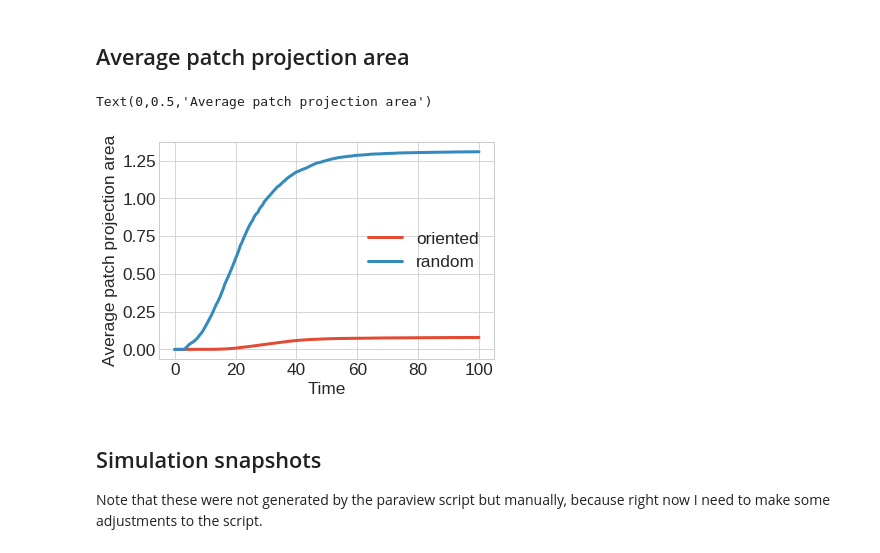
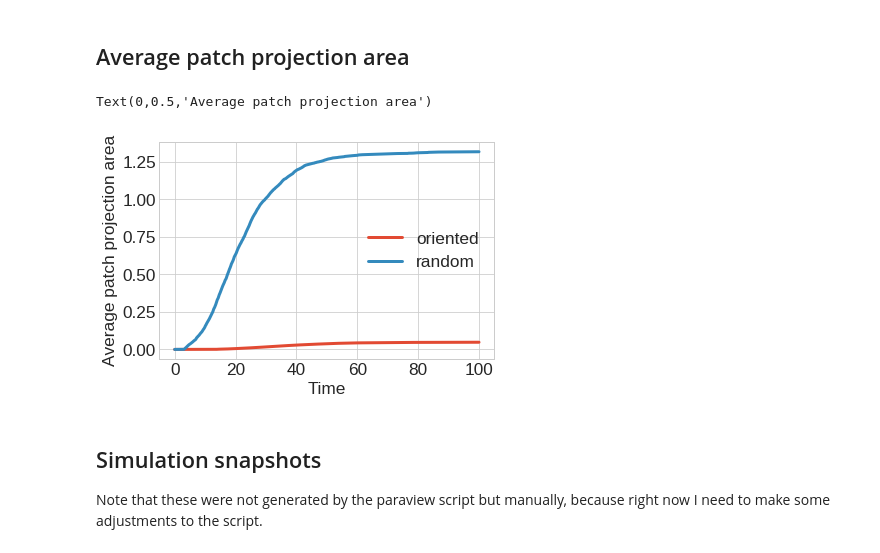
Before and after one commit to somathias/CartilageCBM, a Jupyter notebook: exp-mesenchymal_condensation_draft.ipynb, the cells around one changed output. Drawn from its saved outputs; the diff is of its cells as text; code cells hidden in the pictures.

```diff
--- a/exp-mesenchymal_condensation_draft.ipynb
+++ b/exp-mesenchymal_condensation_draft.ipynb
@@ -105,35 +110,35 @@ Starting postprocessing with 2 processes
 # %% [markdown]
 ## Average patch projection area
 # %%
-dir_directed = 'exp-draft/mesenchymal_condensation/20200429-144756/'
-dir_random = 'exp-draft/mesenchymal_condensation/20200429-150604/'
+dir_directed = 'exp-draft/mesenchymal_condensation/orientation/20200505-101413/'
+dir_random = 'exp-draft/mesenchymal_condensation/orientation/20200505-104632/'
 
 # time steps are consistent across runs, so it's sufficient to load them from a single path
 times_d, coords_d = sm.read_in_data('/home/kubuntu1804/Documents/sf_simulation_results/'+dir_directed + '0/results_from_time_0/')
 
 ppa_av_d = np.zeros(times_d.shape)
 for seed in range(8):
     ppa_av_d = ppa_av_d + np.loadtxt('/home/kubuntu1804/Documents/sf_simulation_results/'+dir_directed+str(seed)+'/results_from_time_0/metrics_results/data_patch_projection_area_av.txt', dtype=float)
 ppa_av_d = ppa_av_d /8
 
 # time steps are consistent across runs, so it's sufficient to load them from a single path
 times_r, coords_r = sm.read_in_data('/home/kubuntu1804/Documents/sf_simulation_results/'+dir_random + '0/results_from_time_0/')
 
 ppa_av_r = np.zeros(times_r.shape)
 for seed in range(8):
     ppa_av_r = ppa_av_r + np.loadtxt('/home/kubuntu1804/Documents/sf_simulation_results/'+dir_random+str(seed)+'/results_from_time_0/metrics_results/data_patch_projection_area_av.txt', dtype=float)
 ppa_av_r = ppa_av_r /8
 
 
 plt.plot(times_d, ppa_av_d, label='oriented')
 plt.plot(times_r, ppa_av_r, label='random')
 plt.legend()
 #plt.title('distance 4.0')
 plt.xlabel('Time')
 plt.ylabel('Average patch projection area')
 # %% [output]
 Text(0,0.5,'Average patch projection area')
-[figure, old version]
+[figure, new version]
 # %% [markdown]
 ## Simulation snapshots
 Note that these were not generated by the paraview script but manually, because right now I need to make some adjustments to the script.
```
Also changed, not shown: parts of 13 cells of this notebook.
